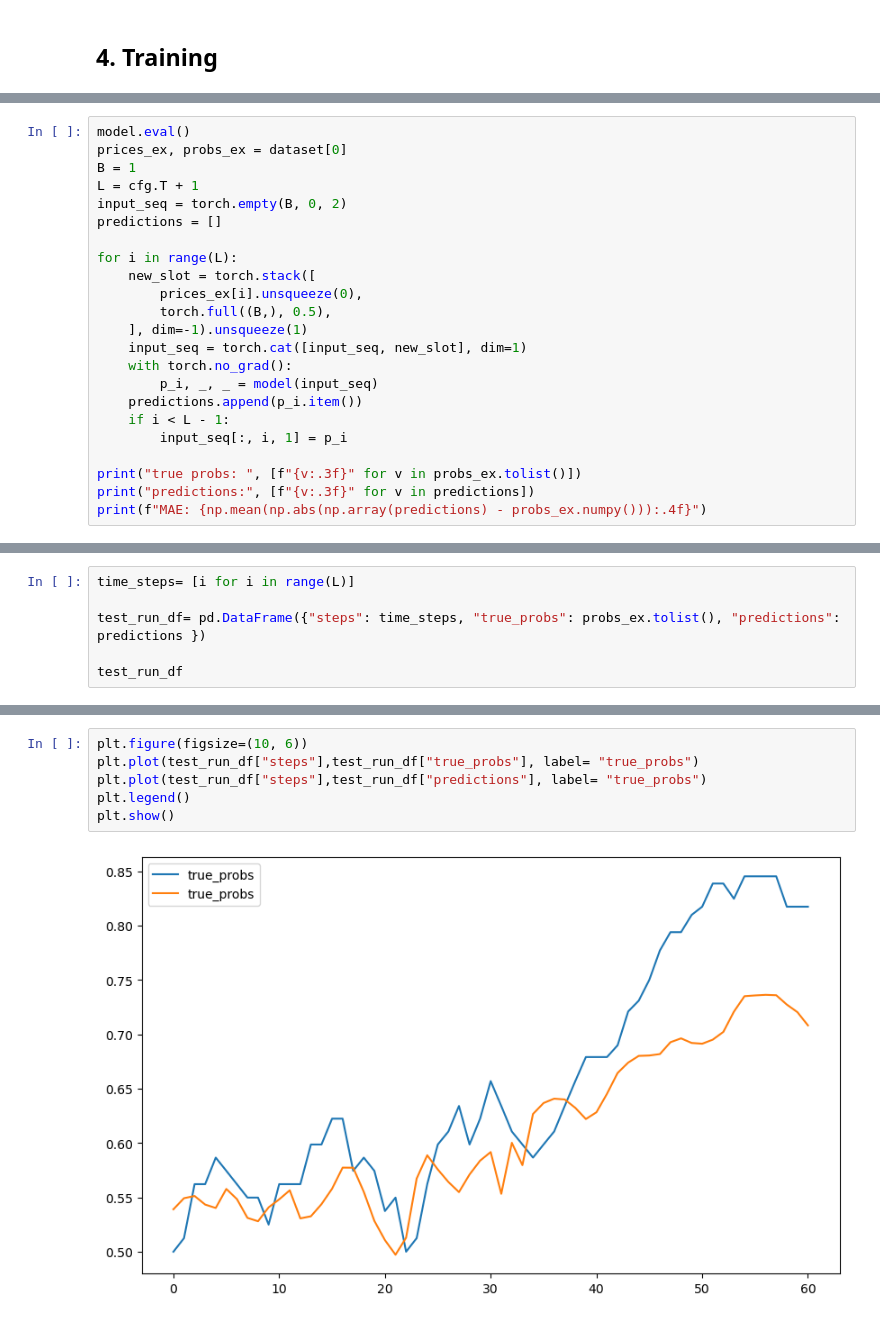
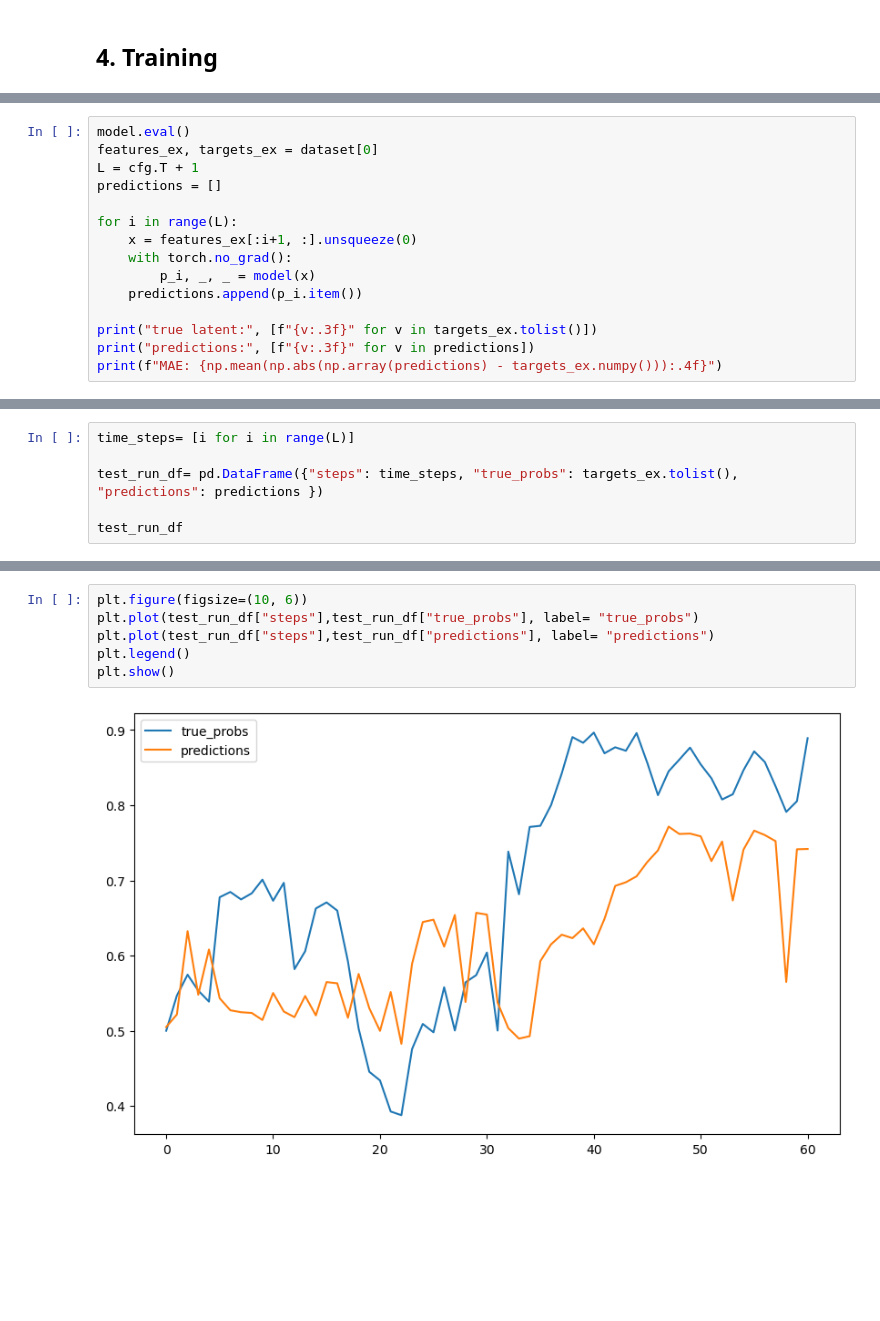
Before and after one commit to tomiadewusi/deep-belief-betting, a Jupyter notebook: notebooks/model_notebook.ipynb, the cells around one changed output, grey strips where cells are left out. Drawn from its saved outputs; the diff is of its cells as text; blank space fills up the shorter version.

Commit message:
integrating transformer model with RL actor, critic and enviroment

```diff
--- a/notebooks/model_notebook.ipynb
+++ b/notebooks/model_notebook.ipynb
@@ -139,24 +146,16 @@ ModuleNotFoundError: No module named 'data'
 # %%
 model.eval()
-prices_ex, probs_ex = dataset[0]
-B = 1
+features_ex, targets_ex = dataset[0]
 L = cfg.T + 1
-input_seq = torch.empty(B, 0, 2)
 predictions = []
 
 for i in range(L):
-    new_slot = torch.stack([
-        prices_ex[i].unsqueeze(0),
-        torch.full((B,), 0.5),
-    ], dim=-1).unsqueeze(1)
-    input_seq = torch.cat([input_seq, new_slot], dim=1)
+    x = features_ex[:i+1, :].unsqueeze(0)
     with torch.no_grad():
-        p_i, _, _ = model(input_seq)
+        p_i, _, _ = model(x)
     predictions.append(p_i.item())
-    if i < L - 1:
-        input_seq[:, i, 1] = p_i
 
-print("true probs: ", [f"{v:.3f}" for v in probs_ex.tolist()])
+print("true latent:", [f"{v:.3f}" for v in targets_ex.tolist()])
 print("predictions:", [f"{v:.3f}" for v in predictions])
-print(f"MAE: {np.mean(np.abs(np.array(predictions) - probs_ex.numpy())):.4f}")
+print(f"MAE: {np.mean(np.abs(np.array(predictions) - targets_ex.numpy())):.4f}")
 # %% [output]
@@ -166,7 +165,7 @@ MAE: 0.0540
 # %%
 time_steps= [i for i in range(L)]
 
-test_run_df= pd.DataFrame({"steps": time_steps, "true_probs": probs_ex.tolist(), "predictions": predictions })
+test_run_df= pd.DataFrame({"steps": time_steps, "true_probs": targets_ex.tolist(), "predictions": predictions })
 
 test_run_df
 # %% [output]
@@ -186,8 +185,8 @@ test_run_df
 # %%
 plt.figure(figsize=(10, 6))
 plt.plot(test_run_df["steps"],test_run_df["true_probs"], label= "true_probs")
-plt.plot(test_run_df["steps"],test_run_df["predictions"], label= "true_probs")
+plt.plot(test_run_df["steps"],test_run_df["predictions"], label= "predictions")
 plt.legend()
 plt.show()
 # %% [output]
-[figure, old version]
+[figure, new version]
```
Also changed, not shown: parts of 11 cells of this notebook, 11 other files.
